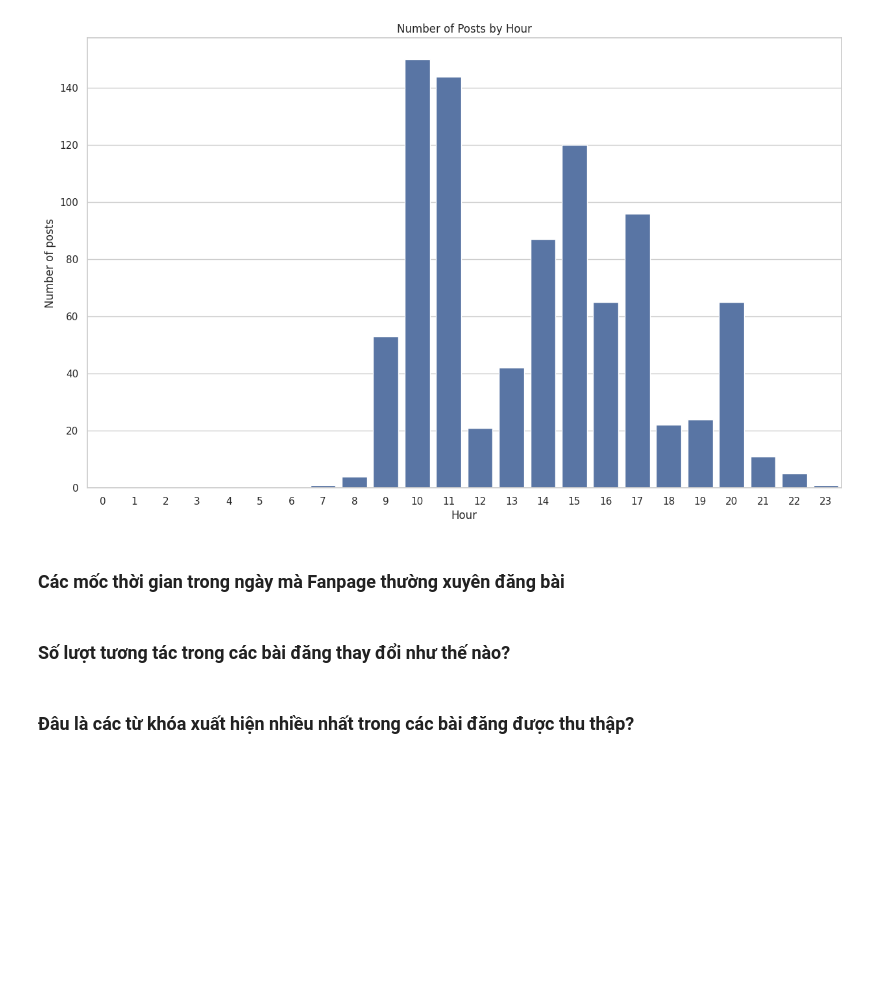
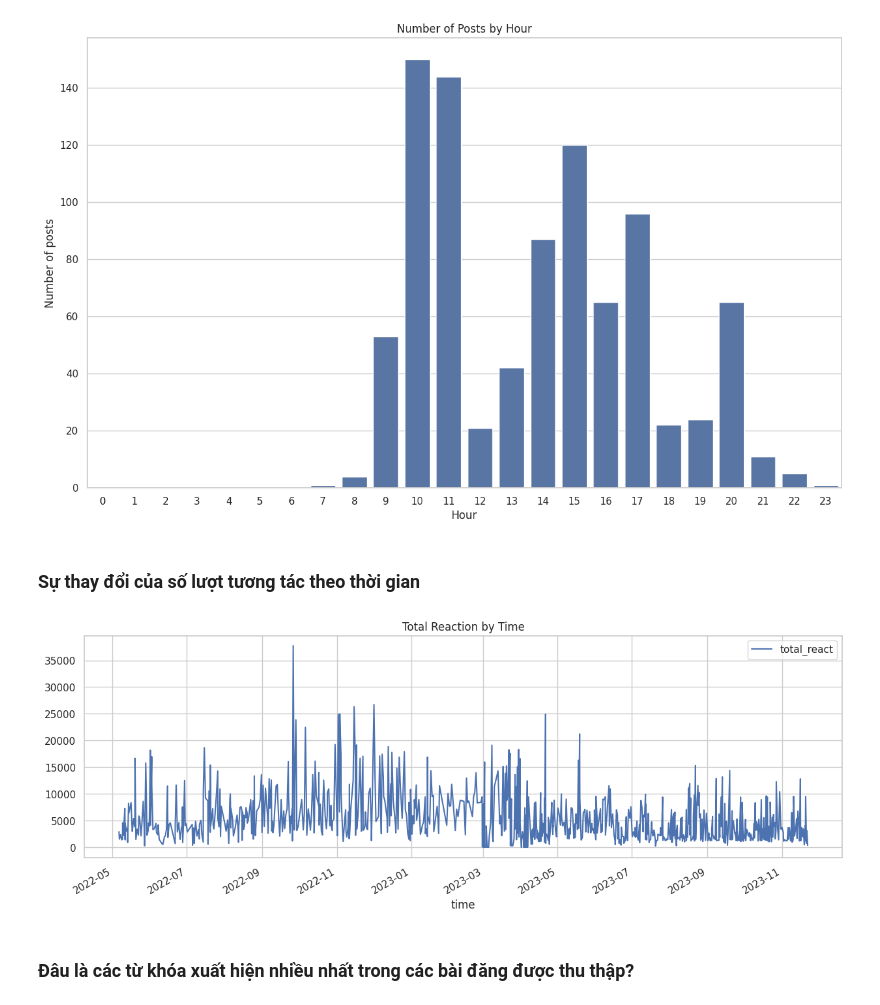
Before and after one commit to quangster/analyze-facebook-page, a Jupyter notebook: analyze_data.ipynb, the cells around one changed output. Drawn from its saved outputs; the diff is of its cells as text; code cells hidden in the pictures; blank space fills up the shorter version.

```diff
--- a/analyze_data.ipynb
+++ b/analyze_data.ipynb
@@ -152,9 +161,11 @@ plt.ylabel('Number of posts')
 plt.xlabel('Hour');
 # %% [output]
 [figure]
-# %% [markdown]
-### Các mốc thời gian trong ngày mà Fanpage thường xuyên đăng bài
-# %% [markdown]
-### Số lượt tương tác trong các bài đăng thay đổi như thế nào?
+# %% [markdown]
+### Sự thay đổi của số lượt tương tác theo thời gian
+# %%
+df.plot(x='time', y='total_react', figsize=(15, 5), title='Total Reaction by Time');
+# %% [output]
+[figure, added]
 # %% [markdown]
 ### Đâu là các từ khóa xuất hiện nhiều nhất trong các bài đăng được thu thập?
```
Also changed, not shown: parts of 10 cells of this notebook, 10 other files.
